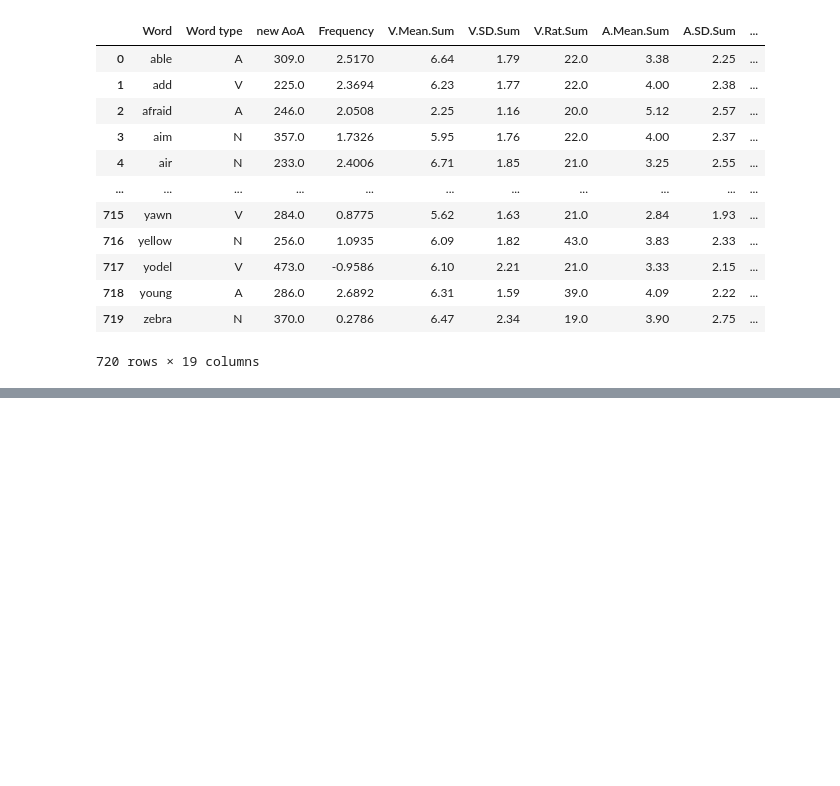
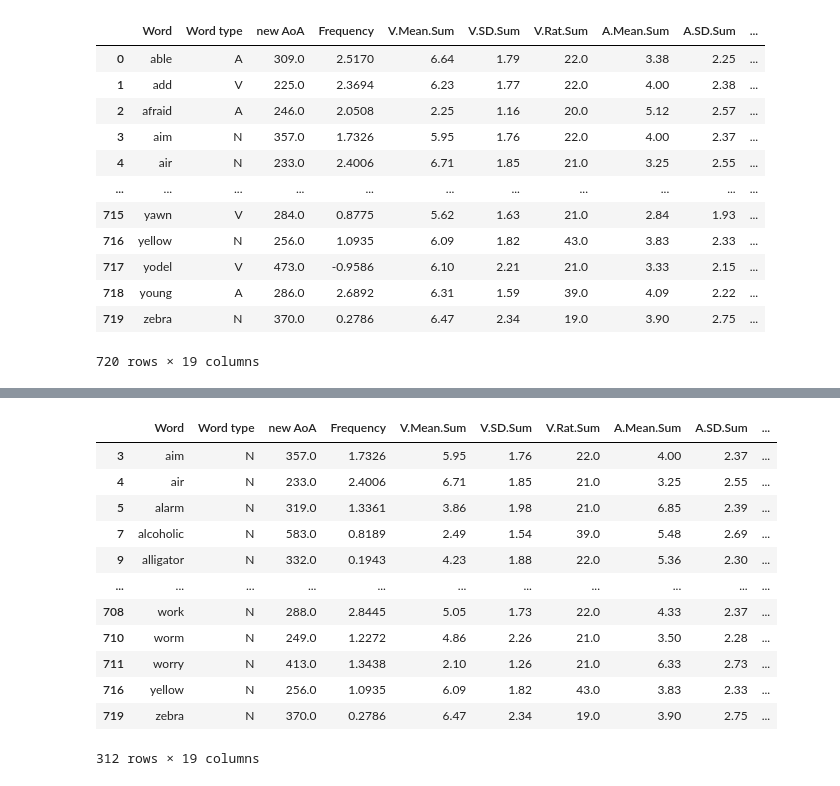
Before and after one commit to hassan3301/COG403Project, a Jupyter notebook: main.ipynb, the cells around one changed output, grey strips where cells are left out. Cells and saved outputs as stored; diff of their text form; code cells hidden in the pictures; blank space fills up the shorter version.

```diff
--- a/main.ipynb
+++ b/main.ipynb
@@ -34 +37,11 @@ iconicity = merged_df['icon_eng'].values.tolist()
+# %%
+noun_df = merged_df[(merged_df['Word type']=="N")]
+noun_words = noun_df['Word'].values.tolist()
+noun_word_lengths = []
+for word in noun_words:
+    noun_word_lengths.append(len(word))
+verb_df = merged_df[(merged_df['Word type']=="V")]
+adverb_df = merged_df[(merged_df['Word type']=="A")]
+f_df = merged_df[(merged_df['Word type']=="F")]
+num_df = merged_df[(merged_df['Word type']=="NUM")]
 # %%
@@ -173,0 +192,16 @@ plt.axhline(0, linestyle='dotted')
+# %%
+noun_df
+# %% [output]
+|  | Word | Word type | new AoA | Frequency | V.Mean.Sum | V.SD.Sum | V.Rat.Sum | A.Mean.Sum | A.SD.Sum | ... |
+| 3 | aim | N | 357.0 | 1.7326 | 5.95 | 1.76 | 22.0 | 4.00 | 2.37 | ... |
+| 4 | air | N | 233.0 | 2.4006 | 6.71 | 1.85 | 21.0 | 3.25 | 2.55 | ... |
+| 5 | alarm | N | 319.0 | 1.3361 | 3.86 | 1.98 | 21.0 | 6.85 | 2.39 | ... |
+| 7 | alcoholic | N | 583.0 | 0.8189 | 2.49 | 1.54 | 39.0 | 5.48 | 2.69 | ... |
+| 9 | alligator | N | 332.0 | 0.1943 | 4.23 | 1.88 | 22.0 | 5.36 | 2.30 | ... |
+| ... | ... | ... | ... | ... | ... | ... | ... | ... | ... | ... |
+| 708 | work | N | 288.0 | 2.8445 | 5.05 | 1.73 | 22.0 | 4.33 | 2.37 | ... |
+| 710 | worm | N | 249.0 | 1.2272 | 4.86 | 2.26 | 21.0 | 3.50 | 2.28 | ... |
+| 711 | worry | N | 413.0 | 1.3438 | 2.10 | 1.26 | 21.0 | 6.33 | 2.73 | ... |
+| 716 | yellow | N | 256.0 | 1.0935 | 6.09 | 1.82 | 43.0 | 3.83 | 2.33 | ... |
+| 719 | zebra | N | 370.0 | 0.2786 | 6.47 | 2.34 | 19.0 | 3.90 | 2.75 | ... |
+312 rows × 19 columns
```
Also changed, not shown: parts of 13 cells of this notebook.
